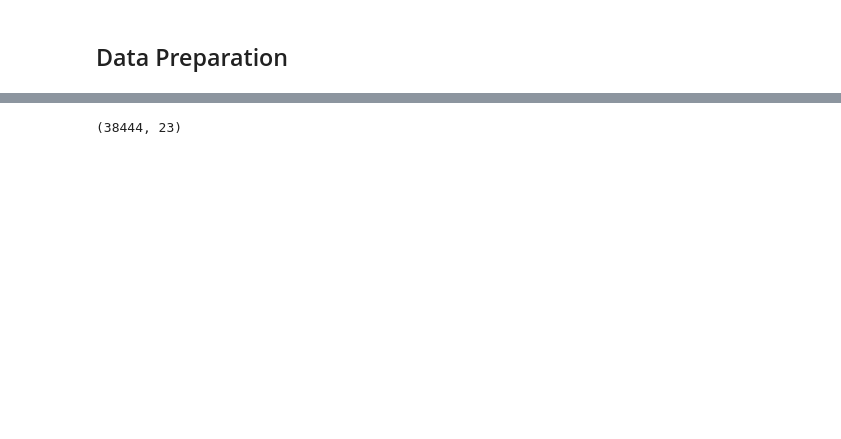
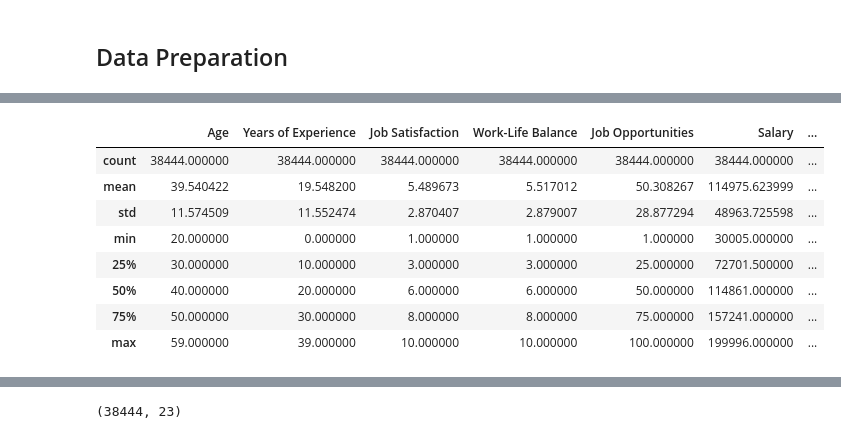
Before and after one commit to wdavjr/wd-career-field-vs-occupation-eda, a Jupyter notebook: eda-of-occupation-vs-field-of-study.ipynb, the cells around one changed output, grey strips where cells are left out. Cells and saved outputs as stored; diff of their text form; code cells hidden in the pictures; blank space fills up the shorter version.

```diff
--- a/eda-of-occupation-vs-field-of-study.ipynb
+++ b/eda-of-occupation-vs-field-of-study.ipynb
@@ -51,0 +134,16 @@ df.head()
+# %%
+# Display descriptive statistics for numerical dtypes
+numerical_summary = df.describe()
+
+# Print the summary for a quick inspection
+display(numerical_summary)
+# %% [output]
+|  | Age | Years of Experience | Job Satisfaction | Work-Life Balance | Job Opportunities | Salary | ... |
+| count | 38444.000000 | 38444.000000 | 38444.000000 | 38444.000000 | 38444.000000 | 38444.000000 | ... |
+| mean | 39.540422 | 19.548200 | 5.489673 | 5.517012 | 50.308267 | 114975.623999 | ... |
+| std | 11.574509 | 11.552474 | 2.870407 | 2.879007 | 28.877294 | 48963.725598 | ... |
+| min | 20.000000 | 0.000000 | 1.000000 | 1.000000 | 1.000000 | 30005.000000 | ... |
+| 25% | 30.000000 | 10.000000 | 3.000000 | 3.000000 | 25.000000 | 72701.500000 | ... |
+| 50% | 40.000000 | 20.000000 | 6.000000 | 6.000000 | 50.000000 | 114861.000000 | ... |
+| 75% | 50.000000 | 30.000000 | 8.000000 | 8.000000 | 75.000000 | 157241.000000 | ... |
+| max | 59.000000 | 39.000000 | 10.000000 | 10.000000 | 100.000000 | 199996.000000 | ... |
```
Also changed, not shown: parts of 28 cells of this notebook.
